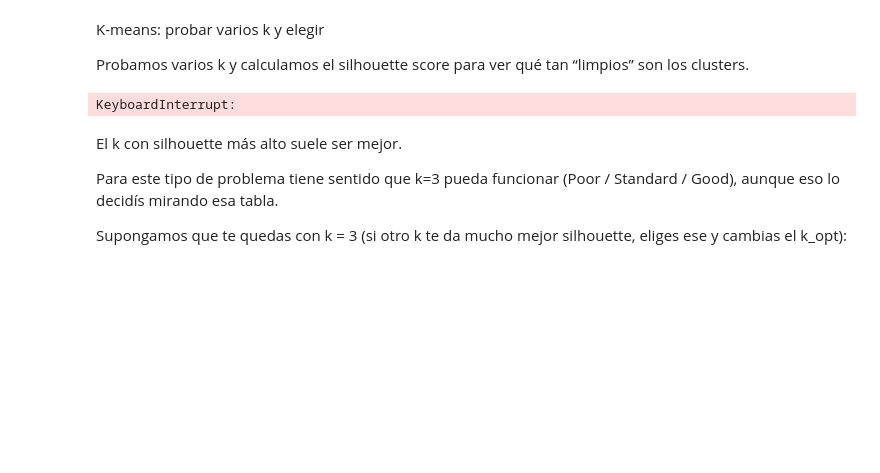
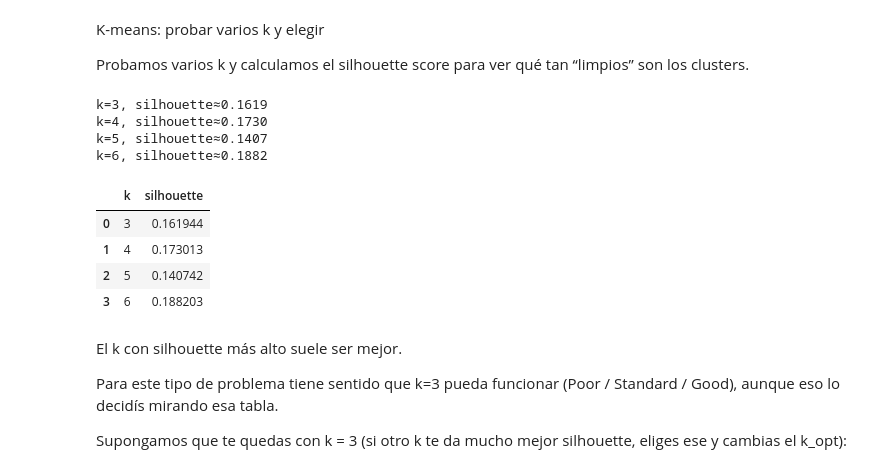
Before and after one commit to Genesixd/proyecto-ia-credit-score, a Jupyter notebook: 06_clustering.ipynb.ipynb, the cells around one changed output. Cells and saved outputs as stored; diff of their text form; code cells hidden in the pictures; blank space fills up the shorter version.

```diff
--- a/06_clustering.ipynb.ipynb
+++ b/06_clustering.ipynb.ipynb
@@ -35,25 +35,45 @@ Probamos varios k y calculamos el silhouette score para ver qué tan “limpios
 # %%
 from sklearn.cluster import KMeans
 from sklearn.metrics import silhouette_score
+import numpy as np
 import pandas as pd
 
 ks = [3, 4, 5, 6]
 resultados_kmeans = []
+
+# === 1) Tomar una muestra aleatoria de los datos para el silhouette ===
+n_muestra = 10000  # puedes bajar a 5000 si sigue pesado
+
+n_total = X_pca_all.shape[0]
+idx = np.random.choice(n_total, size=n_muestra, replace=False)
+X_sample = X_pca_all[idx]
 
 for k in ks:
     kmeans = KMeans(
         n_clusters=k,
         random_state=42,
         n_init=10
     )
-    labels = kmeans.fit_predict(X_pca_all)
-    sil = silhouette_score(X_pca_all, labels)
+
+    # Entrenamos y evaluamos SOLO en la muestra
+    labels_sample = kmeans.fit_predict(X_sample)
+    sil = silhouette_score(X_sample, labels_sample)
+
     resultados_kmeans.append({"k": k, "silhouette": sil})
+    print(f"k={k}, silhouette≈{sil:.4f}")
 
 tabla_k = pd.DataFrame(resultados_kmeans)
 tabla_k
 # %% [output]
-KeyboardInterrupt:
+k=3, silhouette≈0.1619
+k=4, silhouette≈0.1730
+k=5, silhouette≈0.1407
+k=6, silhouette≈0.1882
+|  | k | silhouette |
+| 0 | 3 | 0.161944 |
+| 1 | 4 | 0.173013 |
+| 2 | 5 | 0.140742 |
+| 3 | 6 | 0.188203 |
 # %% [markdown]
 El k con silhouette más alto suele ser mejor.
 
```
Also changed, not shown: parts of 9 cells of this notebook, 8 other files.
